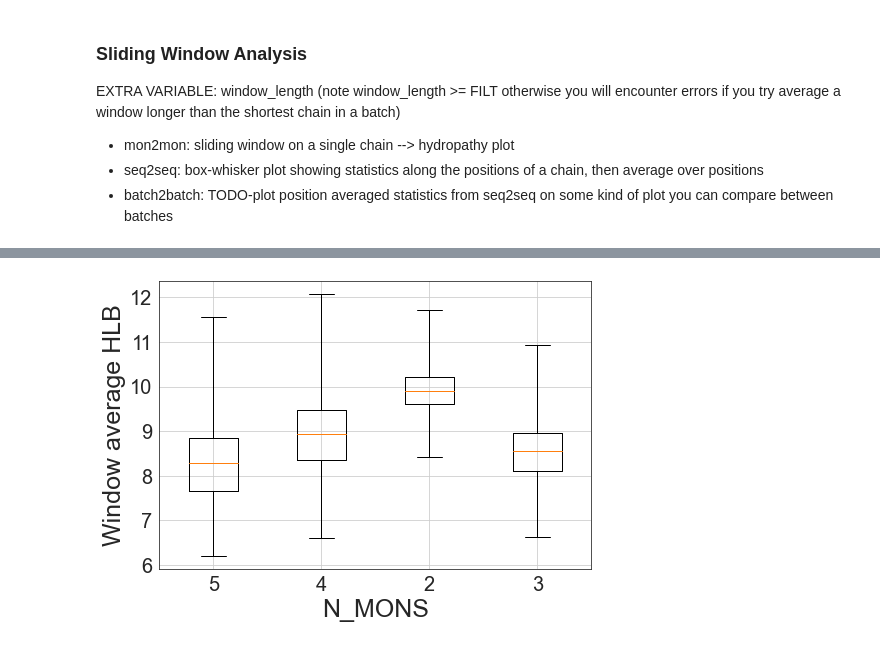
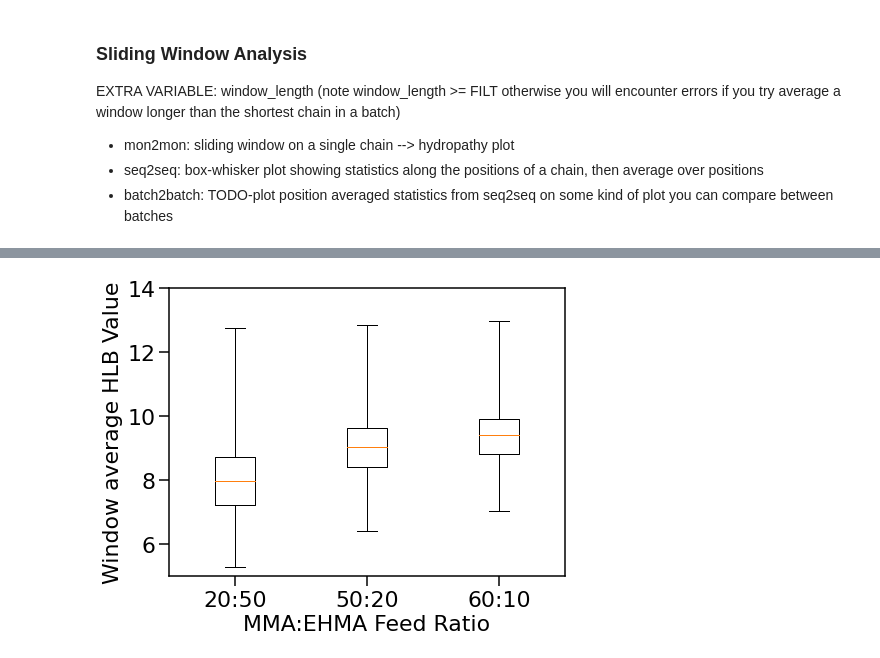
Before and after one commit to ivanjayapurna/RHPapp, a Jupyter notebook: HTP_compdrift.ipynb, the cells around one changed output, grey strips where cells are left out. Drawn from its saved outputs; the diff is of its cells as text; code cells hidden in the pictures.

Commit message:
publication level sliding window figs 4 chris paper

```diff
--- a/HTP_compdrift.ipynb
+++ b/HTP_compdrift.ipynb
@@ -446,11 +422,10 @@ plt.clf()   # Clear figure
 # %%
 #SEQ2SEQ NEW ANALYSIS DATA
 
-b_no = 2
+b_no = 0
 
 rows_size = len(dfs[b_no])
 cols_size = len(dfs[b_no].columns)
-
 hydrophob_li = list()
 hydrophil_li = list()
 
@@ -490,10 +465,10 @@ num_c = 5
 num_d = 10
 
 array = []
-PHOB_A = np.zeros(25) # NOTE 25 IS A MAGIC NUMBER THAT NEEDS TO BE REPLACED
-PHOB_B = np.zeros(25) # WAY TOO HIGH UPPER BOUND IS NP.MAX(HYDROPHOB_LI)
-PHOB_C = np.zeros(25) # need to code a tighter bound.
-PHOB_D = np.zeros(25)
+PHOB_A = np.zeros(38) # NOTE 25 IS A MAGIC NUMBER THAT NEEDS TO BE REPLACED
+PHOB_B = np.zeros(38) # WAY TOO HIGH UPPER BOUND IS NP.MAX(HYDROPHOB_LI)
+PHOB_C = np.zeros(38) # need to code a tighter bound.
+PHOB_D = np.zeros(38)
 for i in range(len(hydrophob_li)):
     if hydrophob_li[i][num_a] != 0:
         PHOB_A[int(hydrophob_li[i][num_a])] += 1
@@ -511,7 +486,7 @@ PHOB_D = PHOB_D[1:len(PHOB_D)]
 
 plt.figure(num=None, figsize=(12, 8), dpi=80, facecolor='w', edgecolor='k')
 # sns.set_style(style='white') #style='white' or 'darkgrid'
-plt.xlabel("Segments per chain")
+plt.xlabel("Hydrophobic Segments per chain")
 plt.ylabel("Frequency")
 sns.set_style(style = 'white')
 sns.lineplot(x = np.array(np.linspace(1, len(PHOB_A), num = len(PHOB_A))), y = PHOB_A/df_prop['NumSeqs'][b_no], label = str(num_a))
@@ -519,17 +494,17 @@ sns.lineplot(x = np.array(np.linspace(1, len(PHOB_B), num = len(PHOB_B))), y = P
 sns.lineplot(x = np.array(np.linspace(1, len(PHOB_C), num = len(PHOB_C))), y = PHOB_C/df_prop['NumSeqs'][b_no], label = str(num_c))
 sns.lineplot(x = np.array(np.linspace(1, len(PHOB_D), num = len(PHOB_D))), y = PHOB_D/df_prop['NumSeqs'][b_no], label = str(num_d))
 plt.legend()
-plt.title("Seq2Seq Hydrophobic Segment Search")
+#plt.title("Hydrophobic Segments")
 plt.show()
 plt.cla()
 plt.clf()
 
 #SEQ2SEQ PLOTTING: HYDROPHILIC
 array = []
-PHIL_A = np.zeros(25)
-PHIL_B = np.zeros(25)
-PHIL_C = np.zeros(25)
-PHIL_D = np.zeros(25)
+PHIL_A = np.zeros(38)
+PHIL_B = np.zeros(38)
+PHIL_C = np.zeros(38)
+PHIL_D = np.zeros(38)
 for i in range(len(hydrophil_li)):
     if hydrophil_li[i][num_a] != 0:
         PHIL_A[int(hydrophil_li[i][num_a])] += 1
@@ -547,7 +522,7 @@ PHIL_D = PHIL_D[1:len(PHIL_D)]
 
 plt.figure(num=None, figsize=(12, 8), dpi=80, facecolor='w', edgecolor='k')
 # sns.set_style(style='white') #style='white' or 'darkgrid'
-plt.xlabel("Segments per chain")
+plt.xlabel("Hydrophilic Segments per chain")
 plt.ylabel("Frequency")
 sns.set_style(style = 'white')
 sns.lineplot(x = np.array(np.linspace(1, len(PHIL_A), num = len(PHIL_A))), y = PHIL_A/df_prop['NumSeqs'][b_no], label = str(num_a))
@@ -555,5 +530,5 @@ sns.lineplot(x = np.array(np.linspace(1, len(PHIL_B), num = len(PHIL_B))), y = P
 sns.lineplot(x = np.array(np.linspace(1, len(PHIL_C), num = len(PHIL_C))), y = PHIL_C/df_prop['NumSeqs'][b_no], label = str(num_c))
 sns.lineplot(x = np.array(np.linspace(1, len(PHIL_D), num = len(PHIL_D))), y = PHIL_D/df_prop['NumSeqs'][b_no], label = str(num_d))
 plt.legend()
-plt.title("Seq2Seq Hydrophilic Segment Search")
+#plt.title("Hydrophilic Segments")
 plt.show()
@@ -1184,11 +1143,18 @@ cols size: 269
 # %%
-fig = plt.figure()
+fig = plt.figure(figsize = (5.5, 4))
 ax = fig.add_axes([0, 0, 1, 1])
 ax.boxplot(batch2batch_arr, whis=(0,100))
-plt.xlabel("N_MONS")
-plt.ylabel("Window average HLB")
-plt.xticks([1, 2, 3, 4], [5, 4, 2, 3]) #Change second arrays with labels
-plt.grid(None)
+ax.spines["top"].set_linewidth(1.5)
+ax.spines["bottom"].set_linewidth(1.5)
+ax.spines["left"].set_linewidth(1.5)
+ax.spines["right"].set_linewidth(1.5)
+ax.tick_params('both', length=10, width=1.5, which='major')
+plt.xlabel("MMA:EHMA Feed Ratio")
+plt.ylabel("Window average HLB Value")
+plt.xticks([1, 2, 3], ["20:50", "50:20", "60:10"]) #Change second arrays with labels
+plt.ylim(5,14)
+#plt.grid(None)
+plt.savefig('plot.eps', format='eps', bbox_inches='tight')
 plt.show()
 # %% [output]
-[figure, old version]
+[figure, new version]
```
Also changed, not shown: parts of 22 cells of this notebook.
